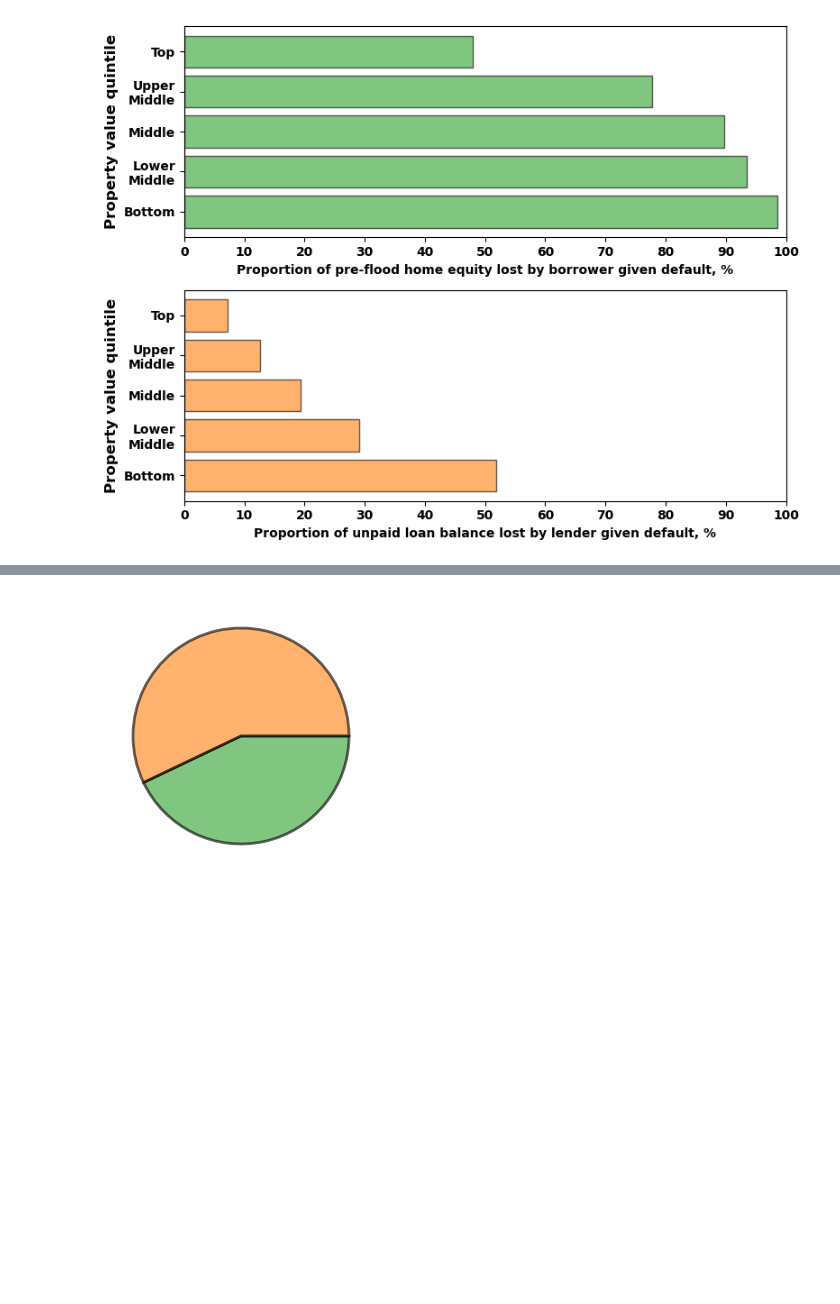
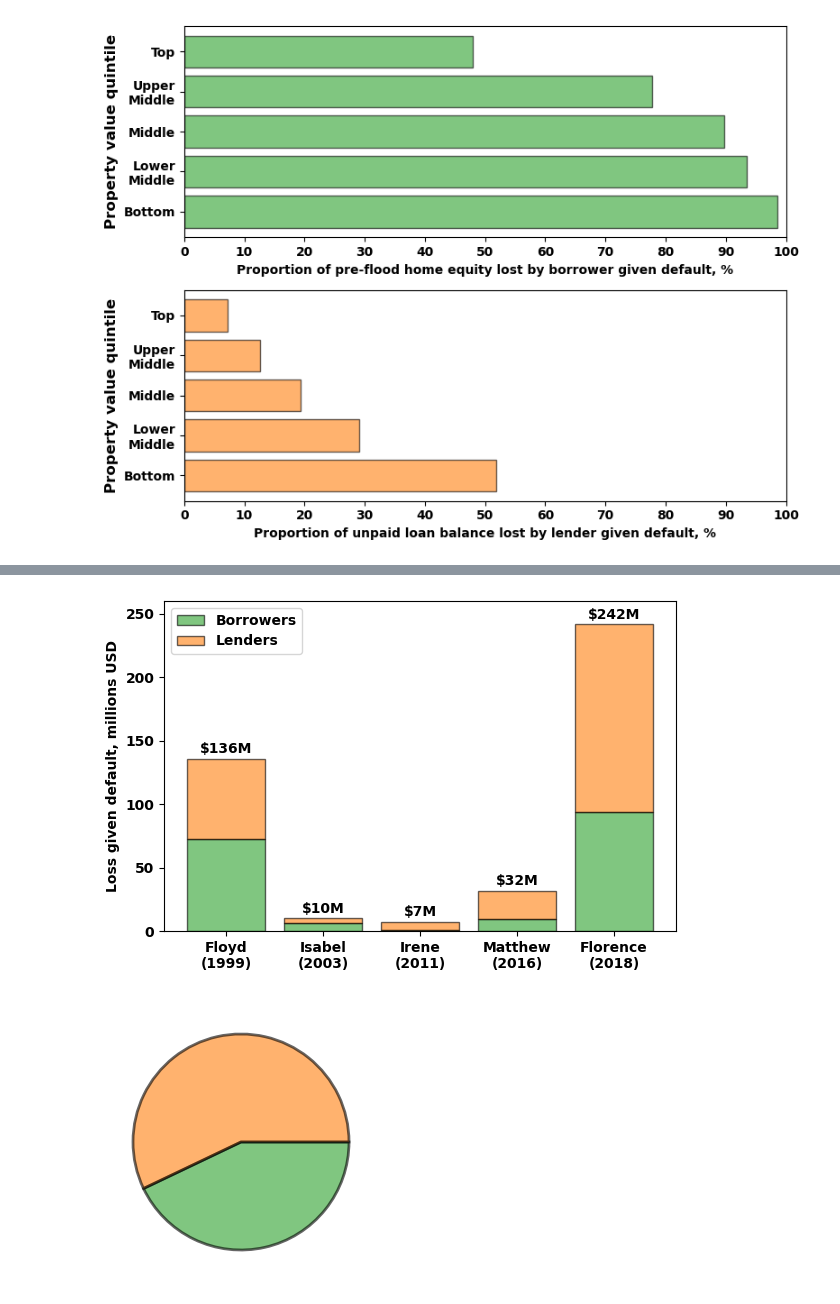
Before and after one commit to UNC-Cofires/flooding-financial-risk, a Jupyter notebook: multiple_events/analysis/figures_and_tables.ipynb, the cells around one changed output, grey strips where cells are left out. Drawn from its saved outputs; the diff is of its cells as text; code cells hidden in the pictures; blank space fills up the shorter version.

```diff
--- a/multiple_events/analysis/figures_and_tables.ipynb
+++ b/multiple_events/analysis/figures_and_tables.ipynb
@@ -49,0 +19,15 @@ ERROR 1: PROJ: proj_create_from_database: Open of /proj/characklab/flooddata/NC/
+# %%
+### *** HELPER FUNCTIONS *** ###
+def money_label(x):
+
+    if x >= 1e9:
+        x = x/1e9
+        label = f'${x:.1f}B'
+    elif x >= 1e6:
+        x= int(np.round(x/1e6))
+        label = f'${x}M'
+    else:
+        x = int(np.round(x/1e3))
+        label = f'${x}k'
+
+    return(label)
@@ -1262,3 +1241,50 @@ fig.show()
+# %%
+# Stratified by event
+
+columns = ['LGDB','LGDL']
+column_labels = ['Borrowers','Lenders']
+colors = ['C2','C1']
+
+alpha=0.6
+
+xticklabels = ['Floyd\n(1999)','Isabel\n(2003)','Irene\n(2011)','Matthew\n(2016)','Florence\n(2018)']
+xticks = np.arange(len(xticklabels))
+
+fig,ax = plt.subplots(nrows=1,ncols=1,figsize=(6,4))
+
+bottom = np.zeros(len(xticks))
+
+for i in range(0,len(column_labels)):
+    height = risk_by_event.loc[:,columns[i]].to_numpy()
+    ax.bar(xticks,height,label=column_labels[i],bottom=bottom,color=colors[i],alpha=alpha,ec='k',lw=1)
+    bottom += height
+
+# Add labels
+
+total_risk = (risk_by_event['LGDB'] + risk_by_event['LGDL']).to_numpy()
+
+pad = 2
+for i in range(len(xticks)):
+
+    ax.text(xticks[i],total_risk[i]+pad,money_label(total_risk[i]*1e6),ha='center',va='bottom')
+
+ax.set_xticks(xticks)
+ax.set_xticklabels(xticklabels)
+
+ax.set_ylabel('Loss given default, millions USD')
+ax.set_ylim([0,260])
+
+
+ax.legend()
+
+fig.tight_layout()
+
+outname = os.path.join(outfolder,'default_risk_LGD_by_event.png')
+fig.savefig(outname,dpi=400)
+
+fig.show()
+# %% [output]
+[figure, added]
 # %%
 columns = ['LGDB','LGDL']
 labels = ['Borrowers','Lenders']
```
Also changed, not shown: parts of 24 cells of this notebook, 1 other file.
